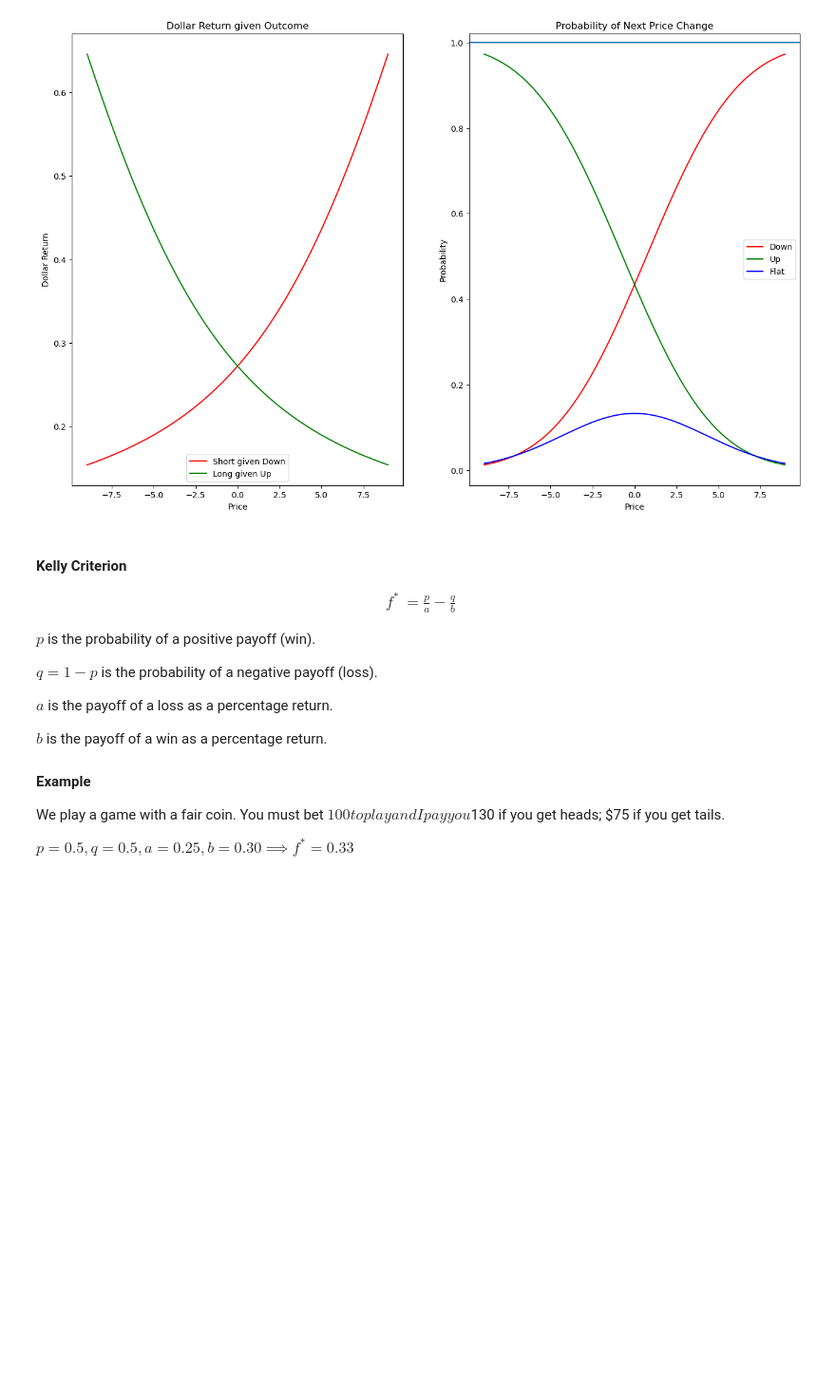
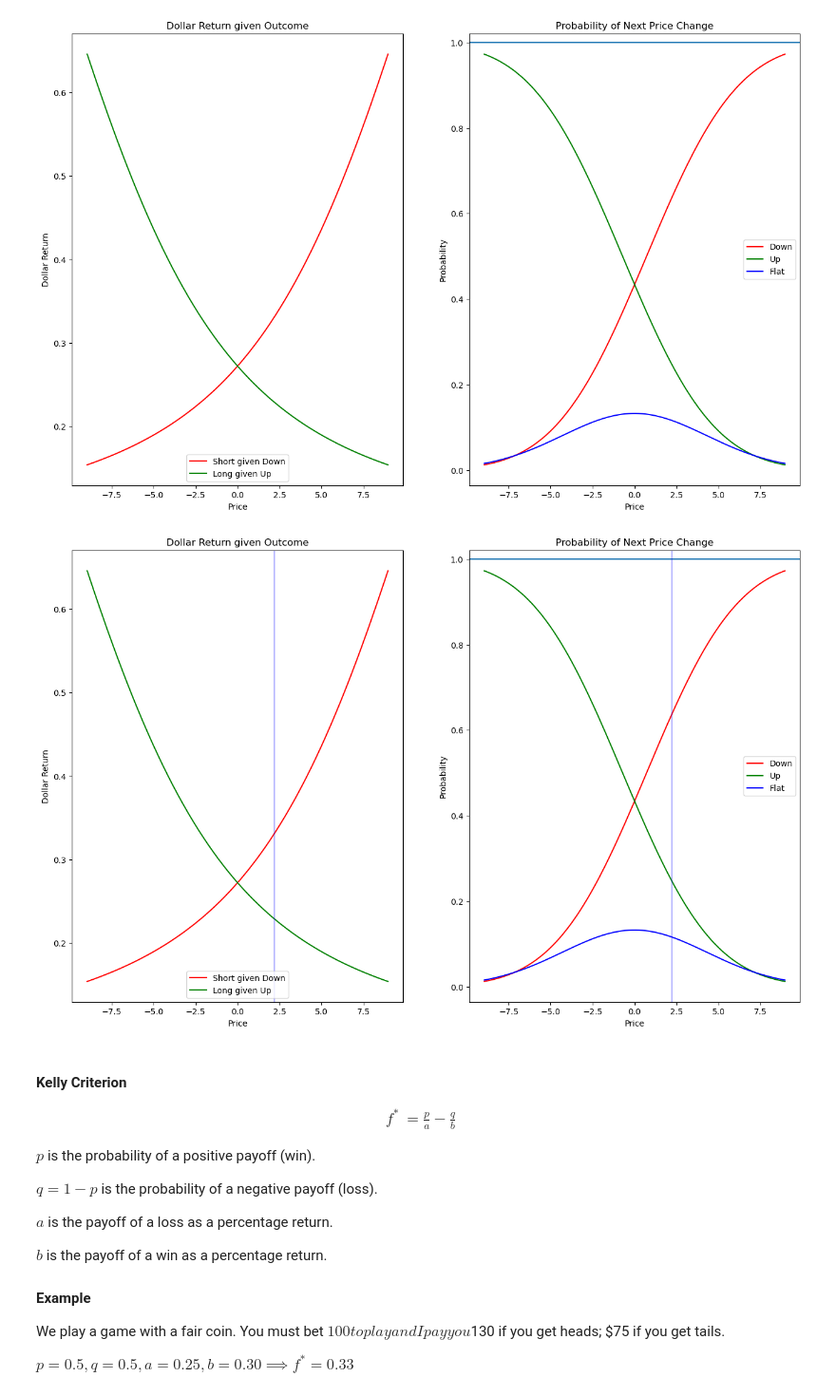
Before and after one commit to philipwlee/oumm, a Jupyter notebook: ou_market_making.ipynb, the cells around one changed output. Shown at 95% size. Cells and saved outputs as stored; diff of their text form; code cells hidden in the pictures; blank space fills up the shorter version.

```diff
--- a/ou_market_making.ipynb
+++ b/ou_market_making.ipynb
@@ -172,6 +195,17 @@ strat.plot_sizing_params(axs)
 plt.show()
 # %% [output]
 [figure]
+# %%
+fig, axs = plt.subplots(1,2)
+
+strat.plot_sizing_params(axs)
+
+axs[0].axvline(hi_latent, color='b', alpha=0.3)
+axs[1].axvline(hi_latent, color='b', alpha=0.3)
+
+plt.show()
+# %% [output]
+[figure, added]
 # %% [markdown]
 #### Kelly Criterion
 
```
Also changed, not shown: parts of 14 cells of this notebook, 1 other file.
